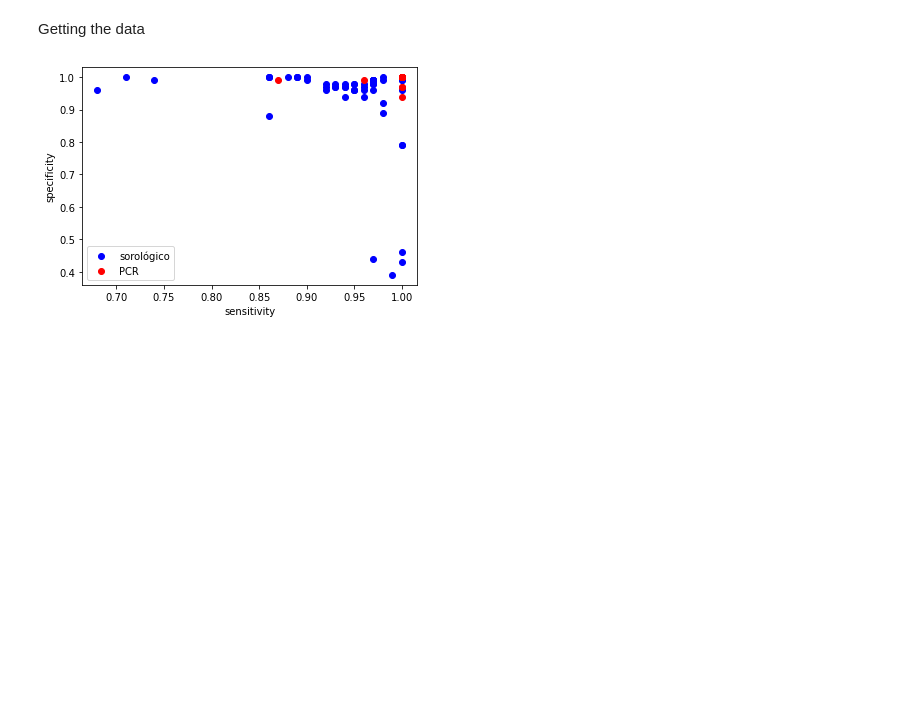
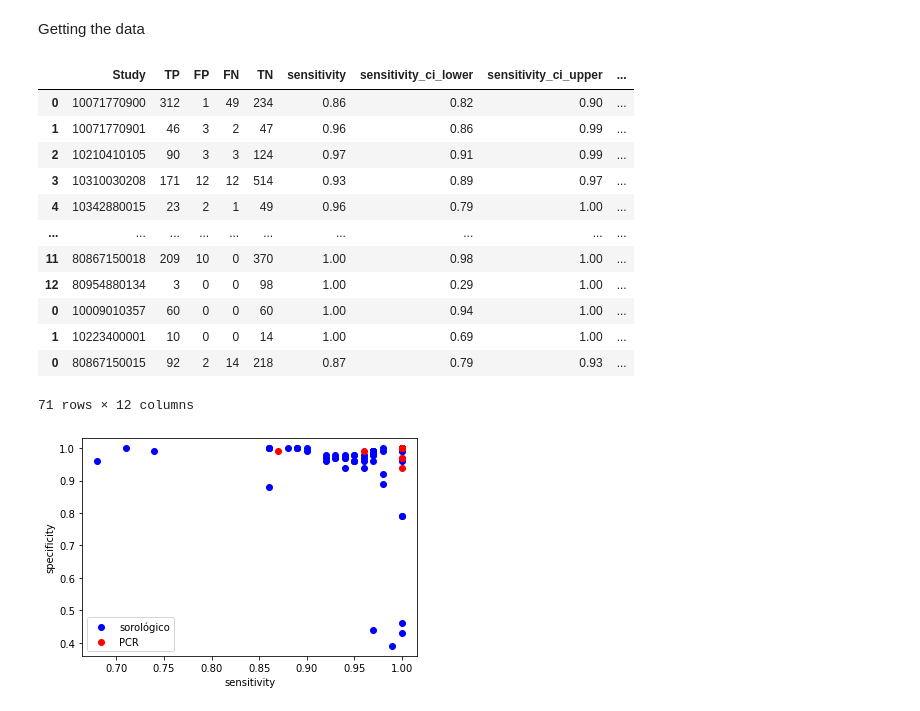
Before and after one commit to lucasmoschen/bivariate-beta, a Jupyter notebook: notebooks/covid_tests.ipynb, the cells around one changed output. Cells and saved outputs as stored; diff of their text form; code cells hidden in the pictures; blank space fills up the shorter version.

```diff
--- a/notebooks/covid_tests.ipynb
+++ b/notebooks/covid_tests.ipynb
@@ -77,6 +74,22 @@ for i in range(8):
     del tables[i]['Specificity [95% CI]']
 
 df = pd.concat(tables)
+# %%
+df
+# %% [output]
+|  | Study | TP | FP | FN | TN | sensitivity | sensitivity_ci_lower | sensitivity_ci_upper | ... |
+| 0 | 10071770900 | 312 | 1 | 49 | 234 | 0.86 | 0.82 | 0.90 | ... |
+| 1 | 10071770901 | 46 | 3 | 2 | 47 | 0.96 | 0.86 | 0.99 | ... |
+| 2 | 10210410105 | 90 | 3 | 3 | 124 | 0.97 | 0.91 | 0.99 | ... |
+| 3 | 10310030208 | 171 | 12 | 12 | 514 | 0.93 | 0.89 | 0.97 | ... |
+| 4 | 10342880015 | 23 | 2 | 1 | 49 | 0.96 | 0.79 | 1.00 | ... |
+| ... | ... | ... | ... | ... | ... | ... | ... | ... | ... |
+| 11 | 80867150018 | 209 | 10 | 0 | 370 | 1.00 | 0.98 | 1.00 | ... |
+| 12 | 80954880134 | 3 | 0 | 0 | 98 | 1.00 | 0.29 | 1.00 | ... |
+| 0 | 10009010357 | 60 | 0 | 0 | 60 | 1.00 | 0.94 | 1.00 | ... |
+| 1 | 10223400001 | 10 | 0 | 0 | 14 | 1.00 | 0.69 | 1.00 | ... |
+| 0 | 80867150015 | 92 | 2 | 14 | 218 | 0.87 | 0.79 | 0.93 | ... |
+71 rows × 12 columns
 # %%
 plt.scatter(df[~df.type.str.contains('pcr')].sensitivity, df[~df.type.str.contains('pcr')].specificity,
             color='blue', label='sorológico')
```
Also changed, not shown: parts of 8 cells of this notebook, 1 other file.
